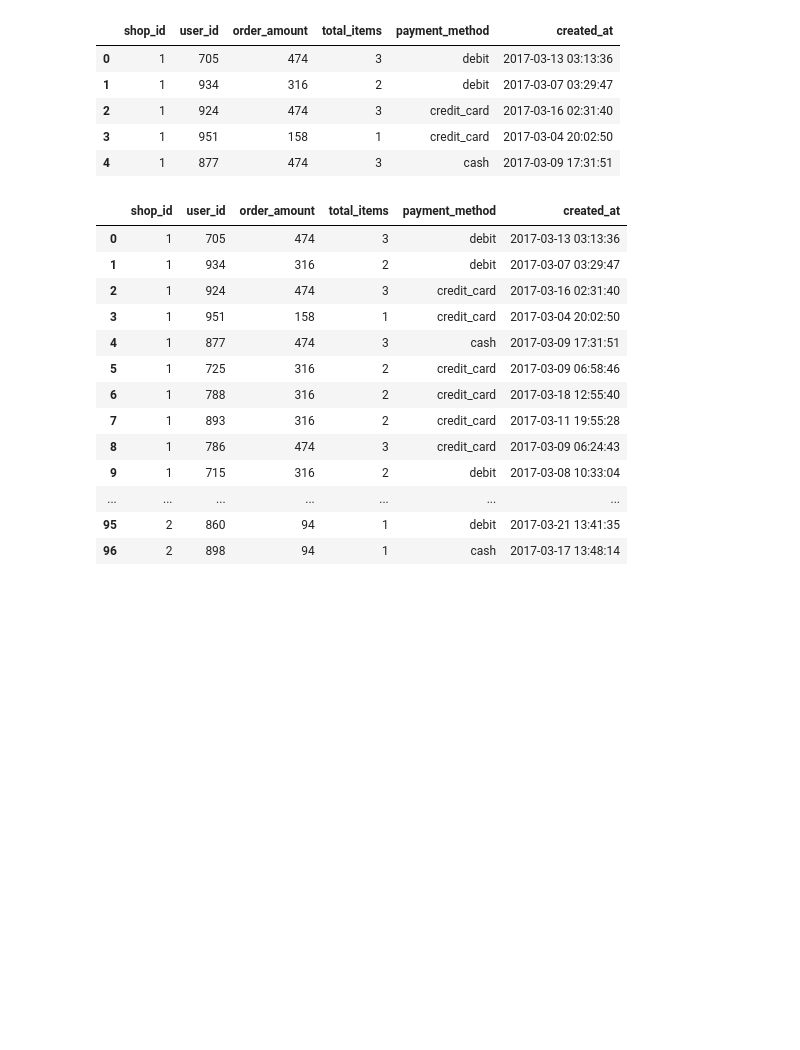
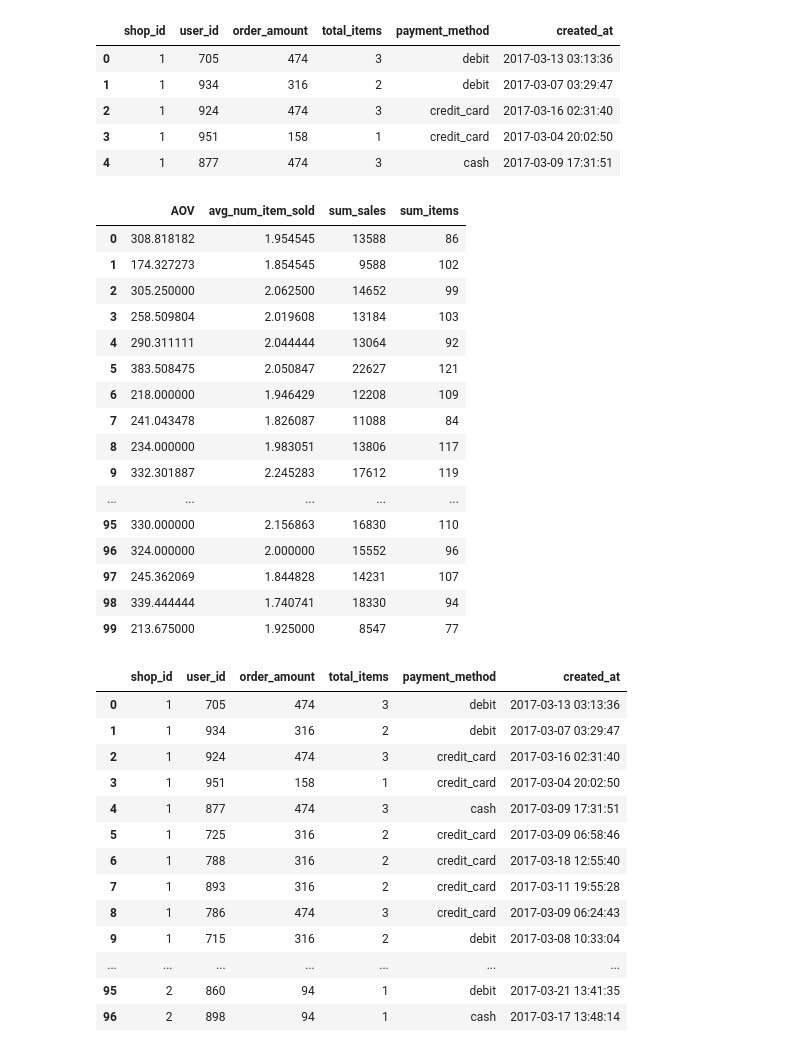
Before and after one commit to ericyeonpark/shopify_exploratory_data_analysis, a Jupyter notebook: data_analysis.ipynb, the cells around one changed output. Cells and saved outputs as stored; diff of their text form; code cells hidden in the pictures; blank space fills up the shorter version.

Commit message:
created new dataframe with AOV per store

```diff
--- a/data_analysis.ipynb
+++ b/data_analysis.ipynb
@@ -287,6 +287,32 @@ sum_items.append(sum(item_counts))
 # assert that iteration worked correctly
 assert (len(AOV) == len(avg_num_item_sold)) & (len(AOV) == len(sum_items))
 assert (len(AOV) == len(sum_sales))
+# %%
+# create dictionary before converting to df
+store_data = {'AOV': AOV, 'avg_num_item_sold': avg_num_item_sold,
+              'sum_sales': sum_sales, 'sum_items': sum_items}
+
+df_store = pd.DataFrame(data=store_data)
+# %%
+df_store
+# %% [output]
+|  | AOV | avg_num_item_sold | sum_sales | sum_items |
+| 0 | 308.818182 | 1.954545 | 13588 | 86 |
+| 1 | 174.327273 | 1.854545 | 9588 | 102 |
+| 2 | 305.250000 | 2.062500 | 14652 | 99 |
+| 3 | 258.509804 | 2.019608 | 13184 | 103 |
+| 4 | 290.311111 | 2.044444 | 13064 | 92 |
+| 5 | 383.508475 | 2.050847 | 22627 | 121 |
+| 6 | 218.000000 | 1.946429 | 12208 | 109 |
+| 7 | 241.043478 | 1.826087 | 11088 | 84 |
+| 8 | 234.000000 | 1.983051 | 13806 | 117 |
+| 9 | 332.301887 | 2.245283 | 17612 | 119 |
+| ... | ... | ... | ... | ... |
+| 95 | 330.000000 | 2.156863 | 16830 | 110 |
+| 96 | 324.000000 | 2.000000 | 15552 | 96 |
+| 97 | 245.362069 | 1.844828 | 14231 | 107 |
+| 98 | 339.444444 | 1.740741 | 18330 | 94 |
+| 99 | 213.675000 | 1.925000 | 8547 | 77 |
 # %%
         # add a column to df calculating the avg order amount
         order_amounts.append(df['order_amount'][i])
```
